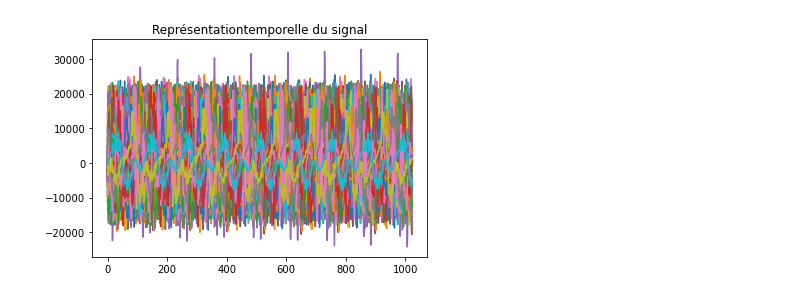
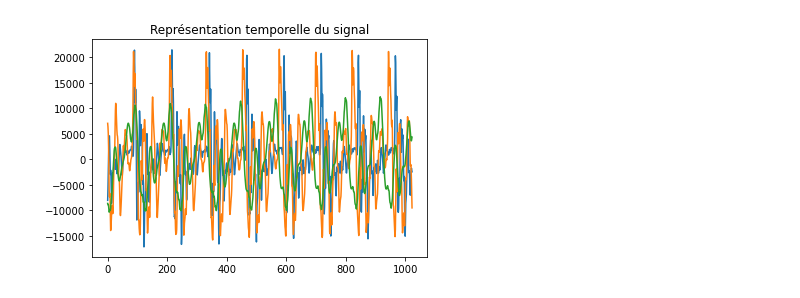
Before and after one commit to JeanLoupGonzalez/machine_learning_tp1, a Jupyter notebook: TP1.ipynb, the cells around one changed output. Cells and saved outputs as stored; diff of their text form; code cells hidden in the pictures.

```diff
--- a/TP1.ipynb
+++ b/TP1.ipynb
@@ -12,36 +12,45 @@ baseApprentissage=[]
 baseTest=[]
 baseEntiere=[]
 
-listVecteurCoefficients=[]
 listVecteurCoefficientsApprentissage=[]
 
 vecteurClasseApprentissage=[]
 
-#recuperation des noms des fichiers
+"""
+Remplissage de la base complete contenant tous les individus disponibles
+"""
+#iteration sur l'ensemble des fichiers .wav du dossier Signaux
 for nomFichier in os.listdir('Signaux'):
-    #, leur fe et les echantillons dans le .wav
-    (fe,echantillons)=scipy.io.wavfile.read('Signaux/'+nomFichier)
+    #Remplissage de la base entiere, avec le noms des fichier
     baseEntiere.append(nomFichier)
 
-    #affecte un numero de classe a chaque fichier
-    numeroClasse=prefixe.index(nomFichier[0:2])
-
-    #affichage
-    plt.figure(1)
-    plt.plot(echantillons)
-    plt.title('Représentationtemporelle du signal')
-    #transformee de Fourier rapide
-    dsp=numpy.abs(numpy.fft.fft(echantillons))
-    plt.figure(2)
-    plt.plot(dsp)
-    plt.title('Densité Spectrale de Puissance')
-
-    #calcul des coefficients mfcc
-    vecteurCoefficients=base.mfcc(echantillons, fe, len(echantillons)/fe,len(echantillons)/fe)
-    listVecteurCoefficients.append(vecteurCoefficients[0])
-
+"""
+Affichage de 3 signaux
+"""
+#on recupere fe et les echantillons dans le .wav de 3 signaux pour les comparer en les affichant
+(fe,echantillons)=scipy.io.wavfile.read('Signaux/'+baseEntiere[5])
+(fe2,echantillons2)=scipy.io.wavfile.read('Signaux/'+baseEntiere[500])
+(fe3,echantillons3)=scipy.io.wavfile.read('Signaux/'+baseEntiere[800])
+#affichage
+plt.figure(1)
+plt.plot(echantillons)
+plt.plot(echantillons2)
+plt.plot(echantillons3)
+plt.title('Représentation temporelle du signal')
+#transformee de Fourier rapide
+dsp=numpy.abs(numpy.fft.fft(echantillons))
+dsp2=numpy.abs(numpy.fft.fft(echantillons2))
+dsp3=numpy.abs(numpy.fft.fft(echantillons3))
+plt.figure(2)
+plt.plot(dsp)
+plt.plot(dsp2)
+plt.plot(dsp3)
+plt.title('Densité Spectrale de Puissance')
 plt.show()
 
+"""
+remplissage de la base d'apprentissage
+"""
 #on retire 10 fichiers par type de son de la base pour que la base d'apprentissage
 #comprennent 90% des individus (les 10 derniers)
 baseEntiere.sort()
@@ -51,14 +60,12 @@ for i in baseEntiere:
     else:
         baseApprentissage.append(i)
 
-#on itere sur la baseApprentissage pour en déduire la matrice
-#des mfcc
+#on itere sur la baseApprentissage pour en déduire la matricedes mfcc
 for i in baseApprentissage:
     #, leur fe et les echantillons dans le .wav
     (fe,echantillons)=scipy.io.wavfile.read('Signaux/'+i)
 
-    #affecte un numero de classe a chaque fichier
-    #pour aller de 1 à 10, +1
+    #vecteur 900x1 qui affecte un numero de classe a chaque fichier (pour aller de 1 à 10, +1)
     numeroClasse=prefixe.index(i[0:2])+1
     vecteurClasseApprentissage.append(numeroClasse)
 
@@ -66,47 +73,42 @@ for i in baseApprentissage:
     vecteurCoefficients=base.mfcc(echantillons, fe, len(echantillons)/fe,len(echantillons)/fe)
     listVecteurCoefficientsApprentissage.append(vecteurCoefficients[0])
 
-#on convertit la liste en array car TPClassif utilise des array
+#on convertit la liste "vecteurClasseApprentissage" en array car TPClassif utilise des array
 arrayVecteurClasseApprentissage=numpy.array(vecteurClasseApprentissage)
-#print(listVecteurCoefficientsApprentissage)
-#print(type(arrayVecteurClasseApprentissage))
-#print(len(baseApprentissage))
-#print(len(baseTest))
-#print(listVecteurCoefficients)
+
+#creation de la matrice des MFCC pour la base d'apprentissage
 matrixVecteursCoeffApprentissage = numpy.array(listVecteurCoefficientsApprentissage)
-#print("verification de la forme de la matrice N*P :")
-#print(numpy.shape(matrixVecteursCoeffApprentissage))
-#print(baseTest)
 
-#on assimile la generation d'un son a une operation de filtrage
-
-#implementation de l'AFD
+"""
+implementation de l'AFD
+"""
 #calcul centres des gravite
 centreGravites=TPClassif.CalculerCentresGravite(matrixVecteursCoeffApprentissage,arrayVecteurClasseApprentissage)
 #print(centreGravites)
 
 #centre et reduit les individus
 individusCentresReduits=TPClassif.CalculerIndividusCentresReduits(matrixVecteursCoeffApprentissage,centreGravites)
-print(individusCentresReduits)
+#print(individusCentresReduits)
 
 centreGravites=TPClassif.CalculerCentresGravite(individusCentresReduits,arrayVecteurClasseApprentissage)
 #print(centreGravites)
 
 #calcul des variances, totale, intra et interclasse
 [vt,va,ve]=TPClassif.CalculerVariances(individusCentresReduits,arrayVecteurClasseApprentissage,centreGravites)
 #print(variances)
 
 #calcul matrices de covariance totale, intra et interclasse
 [ct,ca,ce]=TPClassif.CalculerMatricesCovariance(individusCentresReduits,arrayVecteurClasseApprentissage,centreGravites)
 #print(matricesDeCovariance)
 
 #maximisation du nouveau critere
 CAinv=numpy.linalg.inv(ca)
 CAinvCE=CAinv*ce
 valp, vecp = numpy.linalg.eig(CAinvCE)
-print(valp,vecp)
+#print(valp,vecp)
 
 #projection sur les nvx axes
 #trouver le bon ordre et la bonne transposee
+individusApresAFD=numpy.dot(vecp,individusCentresReduits.transpose())
 # %% [output]
-[figure, old version]
+[figure, new version]
```
Also changed, not shown: parts of 2 cells of this notebook.
